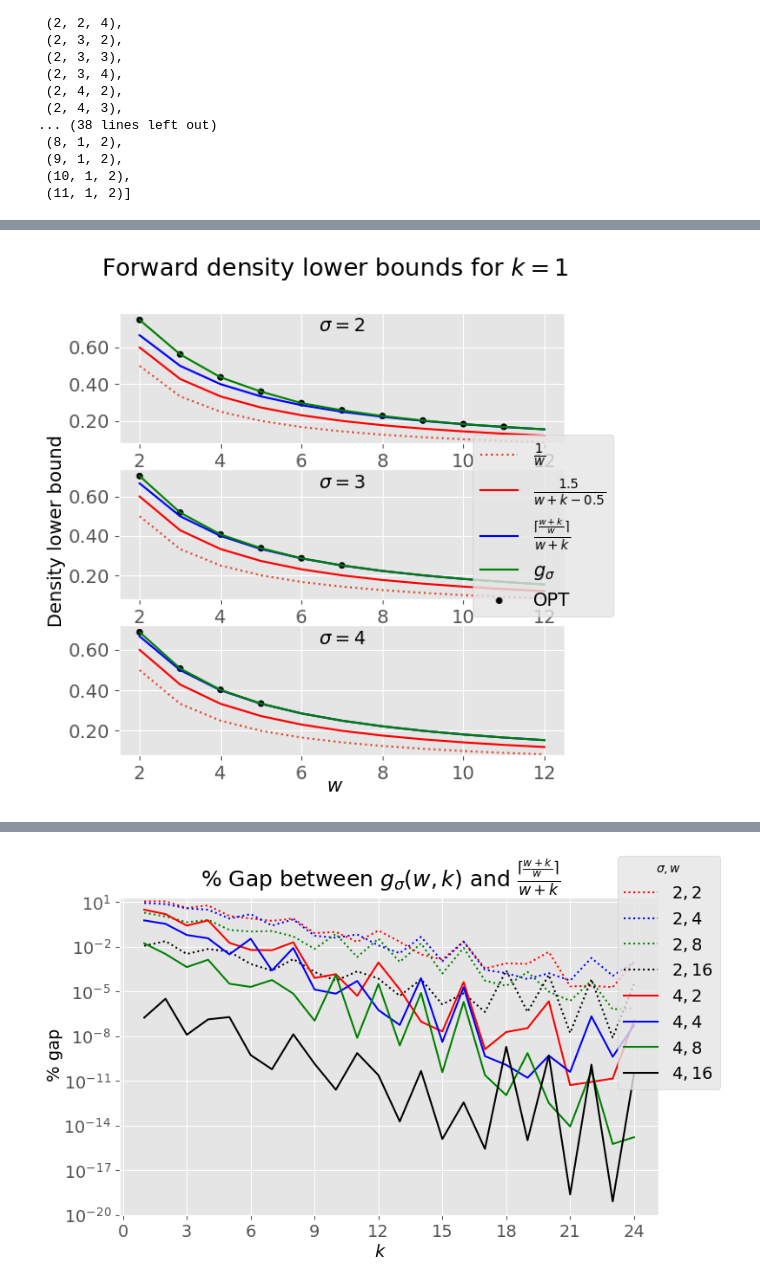
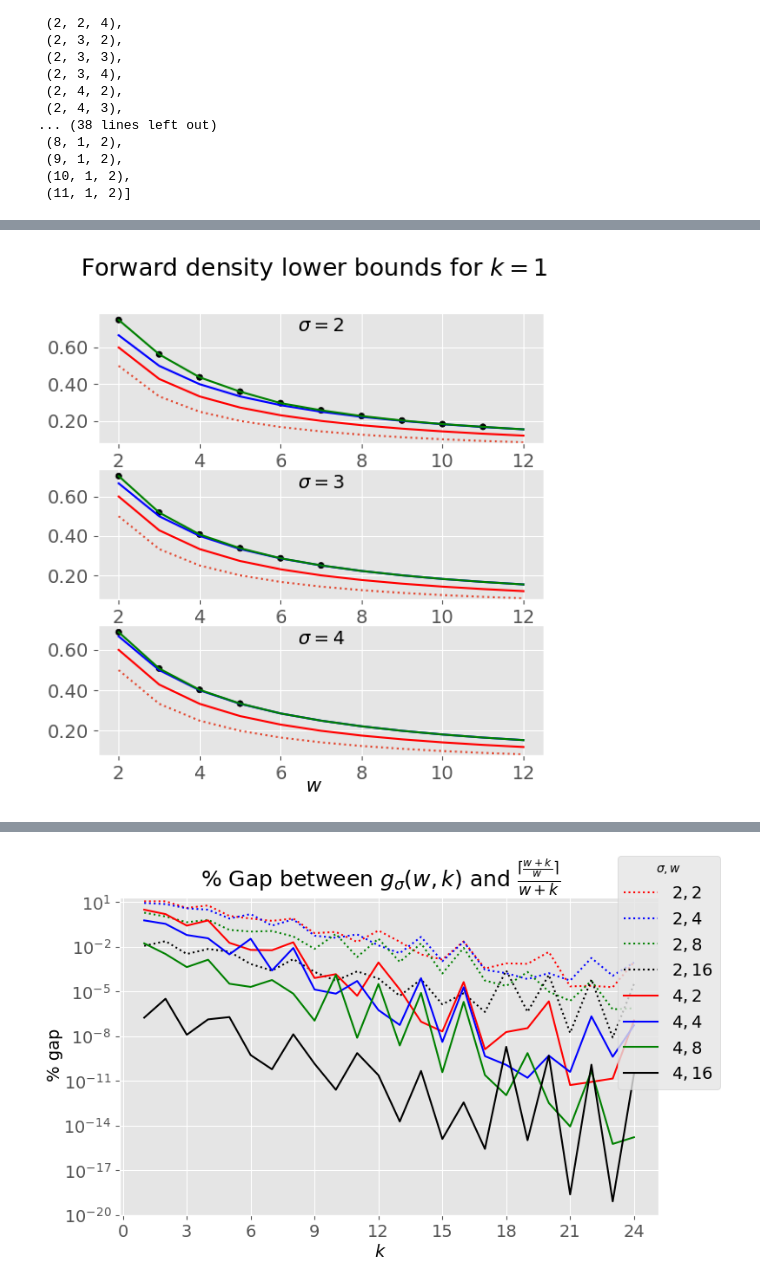
Before and after one commit to treangenlab/sampling-scheme-analysis, a Jupyter notebook: scripts/lower-bounds.ipynb, the cells around one changed output, grey strips where cells are left out. Cells and saved outputs as stored; diff of their text form; code cells hidden in the pictures.

```diff
--- a/scripts/lower-bounds.ipynb
+++ b/scripts/lower-bounds.ipynb
@@ -126,36 +126,36 @@ for idx, sigma in enumerate(sigma_range):
     ax = axs[idx // ax_width]
     ax.plot(w_range, [1/w for w in w_range], label="$\\frac{1}{w}$", linestyle="dotted")
     ax.plot(w_range, [ragnar_WABI_LB(w, k) for w in w_range], label="$\\frac{1.5}{w+k-0.5}$", color="red")
     ax.plot(w_range, [ragnar_ceil_LB(w, k) for w in w_range], label="$\\frac{\\lceil\\frac{w+k}{w}\\rceil}{w+k}$", color="blue")
     ax.plot(w_range, my_densities, label="$g_\sigma$", color="green")
     opt_w = []
     opt_dens = []
     opt_color = []
     for w in w_range:
         if (w, k, sigma) in fwd_wksigma_to_dens:
             opt_w.append(w)
             opt_dens.append(fwd_wksigma_to_dens[(w, k, sigma)])
             opt_color.append("orange" if not math.isclose(aperiodic_bound_suff(w, k, sigma), fwd_wksigma_to_dens[(w, k, sigma)], rel_tol=(1 / (sigma**(w+k+1)))) else "black")
 
     ax.scatter(opt_w, opt_dens, label="OPT", color=opt_color, s=20)
     prop={'size': subplot_font}
     ax.set_title(f"$\sigma={sigma}$", y=1.0, pad=-14)
     ax.xaxis.set_major_locator(MaxNLocator(integer=True))
     ax.yaxis.set_major_formatter(FormatStrFormatter('%.2f'))
     ax.set_ylim(((1-ylim_pad_factor)*(1/w), (1+ylim_pad_factor)*my_densities[0]))
     for item in ([ax.title, ax.xaxis.label, ax.yaxis.label] +
              ax.get_xticklabels() + ax.get_yticklabels()):
         item.set_font(prop)
 
 handles, labels = ax.get_legend_handles_labels()
-fig.legend(handles, labels, loc='center right', prop={'size': legend_font})
+# fig.legend(handles, labels, loc='center right', prop={'size': legend_font})
 fig.supxlabel("$w$", y=.04, fontsize=plot_font)
-fig.supylabel("Density lower bound", x=0, fontsize=plot_font)
+# fig.supylabel("Density lower bound", x=0, fontsize=plot_font)
 fig.suptitle("Forward density lower bounds for $k=1$", fontsize=title_font)
 fig.savefig(f"../tex/media/bound-fwd-k1.png", dpi=fig_dpi)
 fig.show()
 # %% [output]
-[figure, old version]
+[figure, new version]
 # %%
 
 sigma_range = list(range(2, 5))
```
Also changed, not shown: parts of 2 cells of this notebook.
